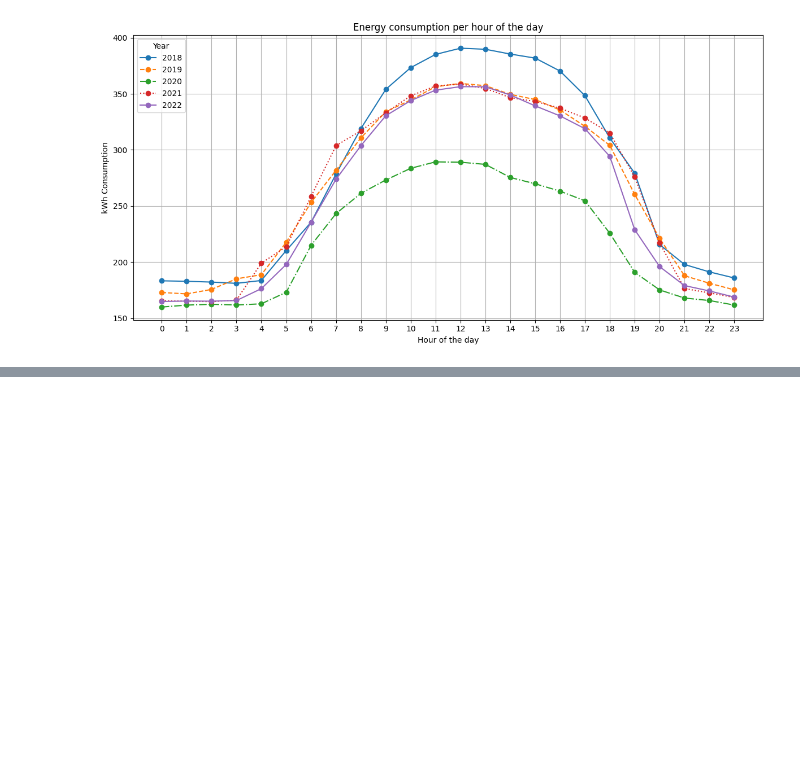
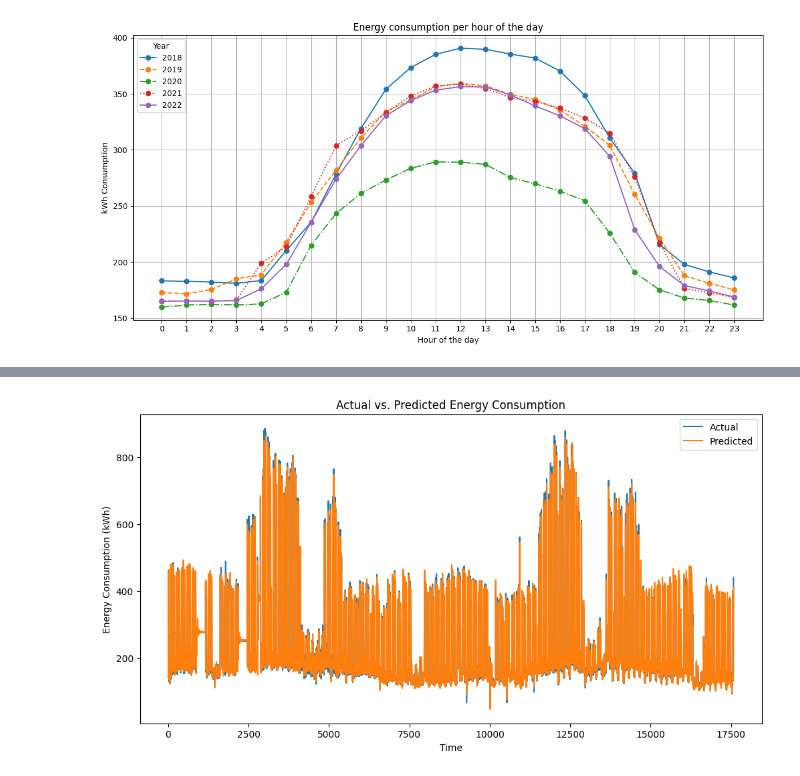
Before and after one commit to carlotacriado/UABeat, a Jupyter notebook: Consum_energia.ipynb, the cells around one changed output, grey strips where cells are left out. Cells and saved outputs as stored; diff of their text form; code cells hidden in the pictures; blank space fills up the shorter version.

```diff
--- a/Consum_energia.ipynb
+++ b/Consum_energia.ipynb
@@ -140,0 +233,16 @@ plt.show()
+# %%
+# Define the model
+model = Sequential()
+
+# Adding the LSTM layer:
+# - units: the dimensionality of the output space
+# - return_sequences: True if another LSTM layer follows
+# - input_shape: shape of the input. Only necessary for the first layer.
+model.add(LSTM(units=50, return_sequences=True, input_shape=(None, 1)))
+model.add(LSTM(units=50))
+model.add(Dense(units=1))  # Output layer, 1 unit for output
+
+# Compile the model
+model.compile(optimizer='adam', loss='mean_squared_error')
+# %%
+history = model.fit(X_train, Y_train, validation_data=(X_test, Y_test), epochs=40, batch_size=32)
@@ -140,0 +267,18 @@ plt.show()
+# %%
+import math
+from sklearn.metrics import mean_squared_error
+# Example of making predictions
+trainPredict = model.predict(X_train)
+testPredict = model.predict(X_test)
+
+# Inverse transformation for original scale values
+trainPredict = scaler.inverse_transform(trainPredict)
+Y_train_inv = scaler.inverse_transform([Y_train])
+testPredict = scaler.inverse_transform(testPredict)
+Y_test_inv = scaler.inverse_transform([Y_test])
+
+# Calculate RMSE
+trainScore = math.sqrt(mean_squared_error(Y_train_inv[0], trainPredict[:,0]))
+testScore = math.sqrt(mean_squared_error(Y_test_inv[0], testPredict[:,0]))
+print('Train Score: %.2f RMSE' % (trainScore))
+print('Test Score: %.2f RMSE' % (testScore))
@@ -140,0 +290,13 @@ plt.show()
+# %%
+import matplotlib.pyplot as plt
+
+plt.figure(figsize=(12, 6))
+plt.plot(Y_test_inv[0], label='Actual')
+plt.plot(testPredict[:,0], label='Predicted')
+plt.xlabel('Time')
+plt.ylabel('Energy Consumption (kWh)')
+plt.title('Actual vs. Predicted Energy Consumption')
+plt.legend()
+plt.show()
+# %% [output]
+[figure, added]
```
Also changed, not shown: parts of 16 cells of this notebook.
